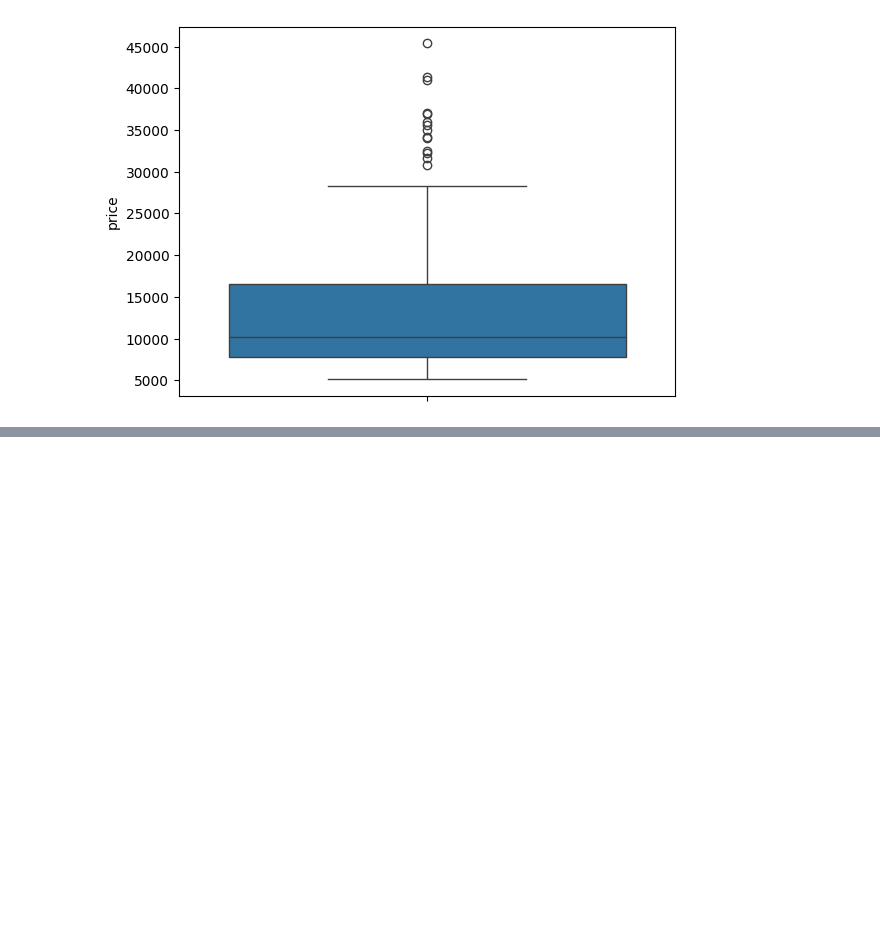
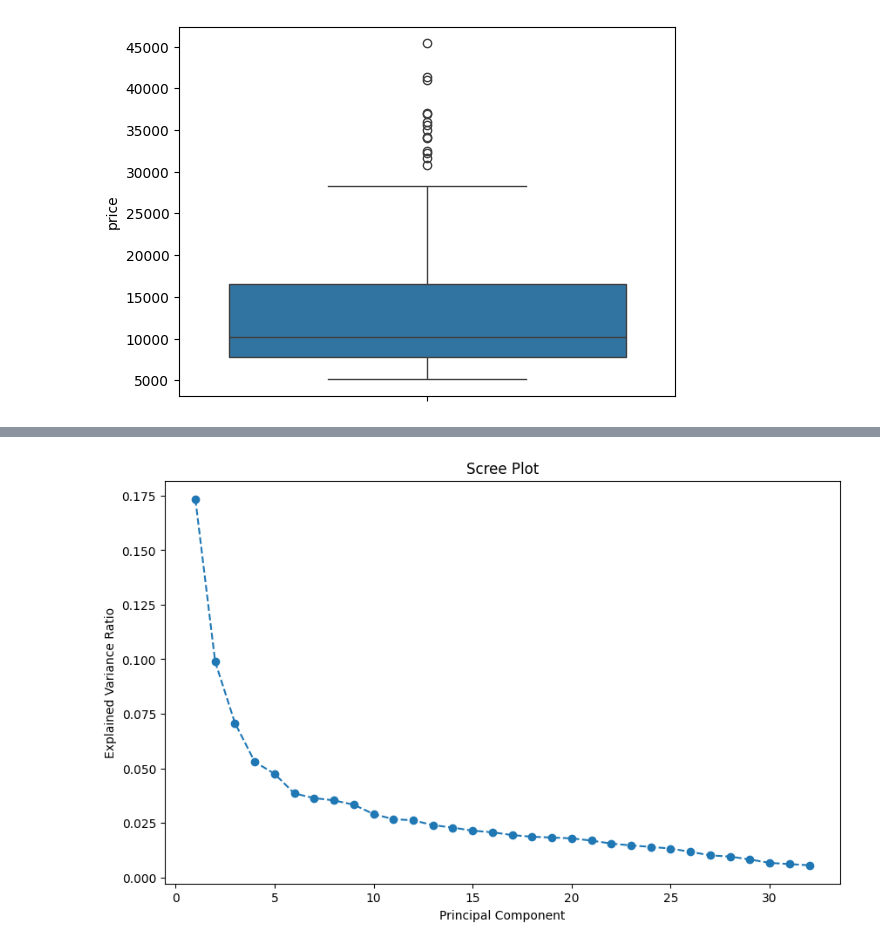
Before and after one commit to Stuteee/ML_Task1, a Jupyter notebook: ML_Week2.ipynb, the cells around one changed output, grey strips where cells are left out. Saved outputs shown, nothing was run; the diff lists cells and outputs as text; code cells hidden in the pictures; blank space fills up the shorter version.

```diff
--- a/ML_Week2.ipynb
+++ b/ML_Week2.ipynb
@@ -436,0 +446,22 @@ from sklearn.decomposition import PCA
+# %%
+df_new.dropna(inplace=True)
+
+df_new = df_new.reset_index()
+df_new = df_new.drop('index',axis=1)
+
+pca = PCA(n_components=0.96)
+pca.fit(X)
+X_reduced = pca.fit_transform(scale(X))
+# %%
+explained_variance = pca.explained_variance_ratio_
+# %%
+import matplotlib.pyplot as plt
+
+plt.figure(figsize=(10, 6))
+plt.plot(range(1, len(explained_variance) + 1), explained_variance, marker='o', linestyle='--')
+plt.xlabel('Principal Component')
+plt.ylabel('Explained Variance Ratio')
+plt.title('Scree Plot')
+plt.show()
+# %% [output]
+[figure, added]
```
Also changed, not shown: parts of 46 cells of this notebook.
